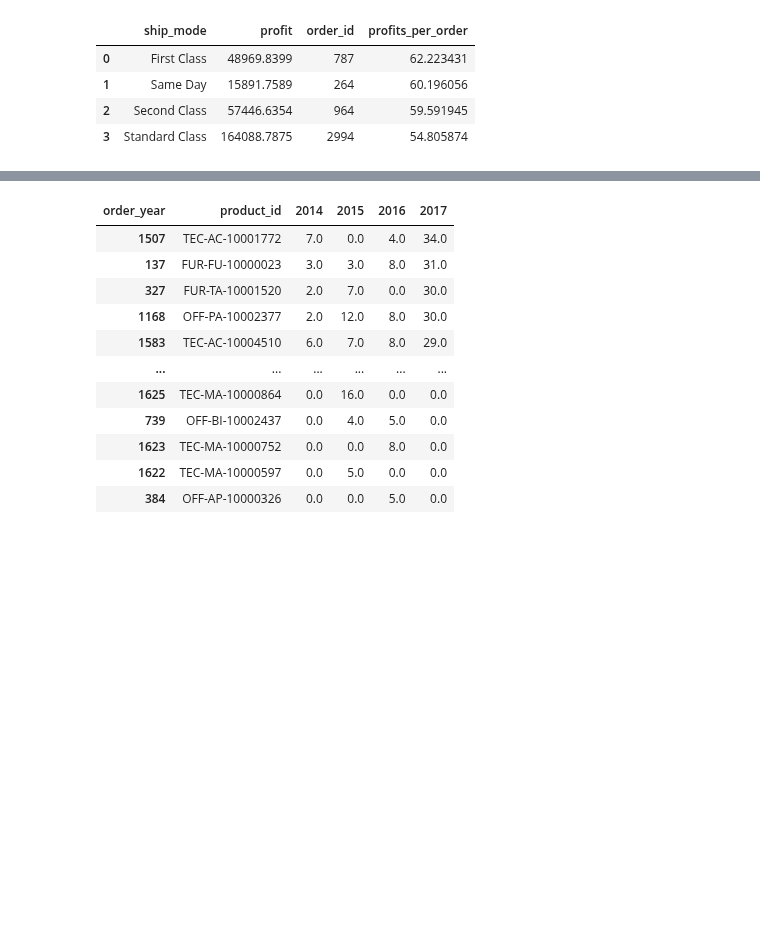
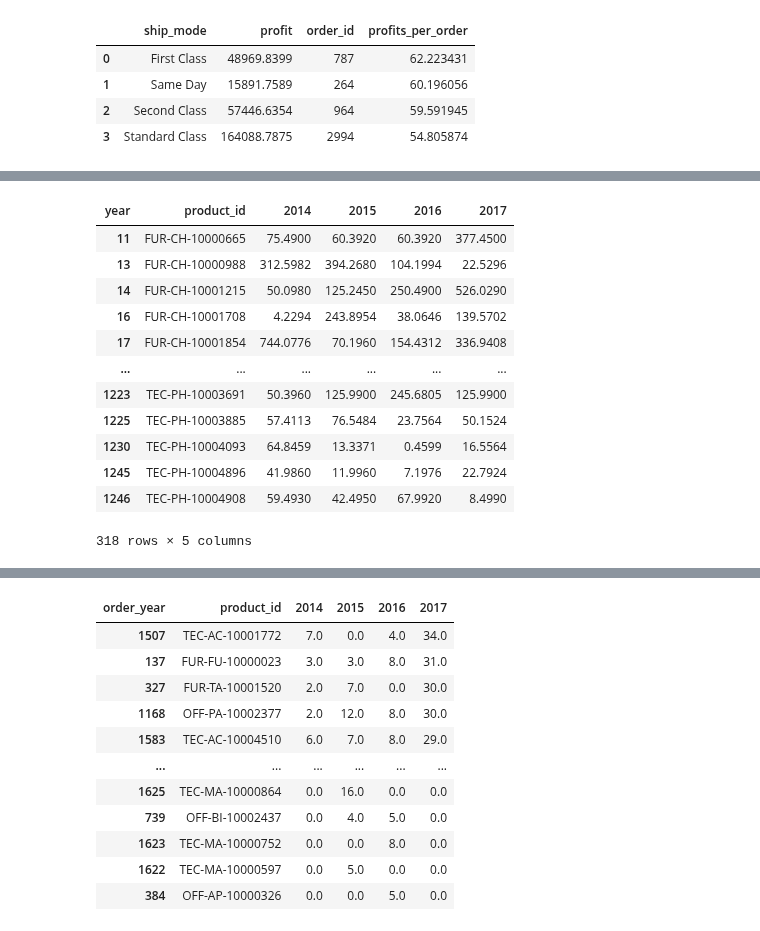
Before and after one commit to Dilcia19/superstore, a Jupyter notebook: notebooks/analysis_in_py.ipynb, the cells around one changed output, grey strips where cells are left out. Drawn from its saved outputs; the diff is of its cells as text; code cells hidden in the pictures; blank space fills up the shorter version.

Commit message:
issue with high performing

```diff
--- a/notebooks/analysis_in_py.ipynb
+++ b/notebooks/analysis_in_py.ipynb
@@ -464,3 +464,9 @@ ship_mode_profits.sort_values(by='profits_per_order', ascending=False)
 | 1 | Same Day | 15891.7589 | 264 | 60.196056 |
 | 2 | Second Class | 57446.6354 | 964 | 59.591945 |
 | 3 | Standard Class | 164088.7875 | 2994 | 54.805874 |
+# %%
+# create a year/year table of profitable product, to be fed into chart
+
+profit_over_years = store_records[['product_id','year','profit']].groupby(['product_id','year']).agg({'profit':'sum'}).reset_index()
+profit_over_years = profit_over_years.fillna(0)
+profit_over_years.sort_values(by='profit', ascending=False)
@@ -466,0 +487,23 @@ ship_mode_profits.sort_values(by='profits_per_order', ascending=False)
+# %%
+# removed any products that had a year of negative profits, signaling they are not high performing products across the board
+
+profit_over_years_neg = profit_over_years[profit_over_years['profit'] <= 0]
+negative_profit_products = list(profit_over_years_neg['product_id'].unique())
+profit_over_years = profit_over_years[~profit_over_years['product_id'].isin(negative_profit_products)]
+profit_over_years_pv = pd.pivot(profit_over_years, index='product_id', columns='year', values='profit').reset_index()
+profit_over_years_pv = profit_over_years_pv.dropna(axis=0)
+profit_over_years_pv
+# %% [output]
+| year | product_id | 2014 | 2015 | 2016 | 2017 |
+| 11 | FUR-CH-10000665 | 75.4900 | 60.3920 | 60.3920 | 377.4500 |
+| 13 | FUR-CH-10000988 | 312.5982 | 394.2680 | 104.1994 | 22.5296 |
+| 14 | FUR-CH-10001215 | 50.0980 | 125.2450 | 250.4900 | 526.0290 |
+| 16 | FUR-CH-10001708 | 4.2294 | 243.8954 | 38.0646 | 139.5702 |
+| 17 | FUR-CH-10001854 | 744.0776 | 70.1960 | 154.4312 | 336.9408 |
+| ... | ... | ... | ... | ... | ... |
+| 1223 | TEC-PH-10003691 | 50.3960 | 125.9900 | 245.6805 | 125.9900 |
+| 1225 | TEC-PH-10003885 | 57.4113 | 76.5484 | 23.7564 | 50.1524 |
+| 1230 | TEC-PH-10004093 | 64.8459 | 13.3371 | 0.4599 | 16.5564 |
+| 1245 | TEC-PH-10004896 | 41.9860 | 11.9960 | 7.1976 | 22.7924 |
+| 1246 | TEC-PH-10004908 | 59.4930 | 42.4950 | 67.9920 | 8.4990 |
+318 rows × 5 columns
```
Also changed, not shown: parts of 3 cells of this notebook.
